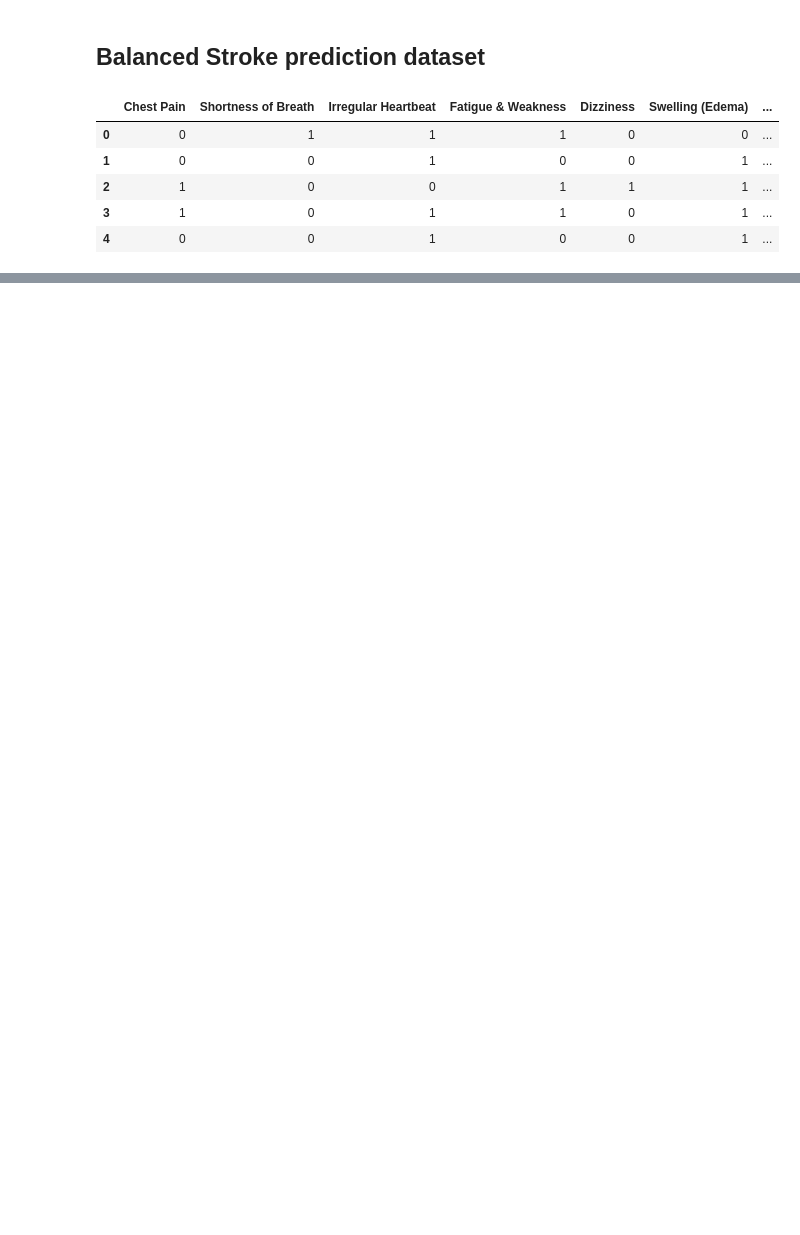
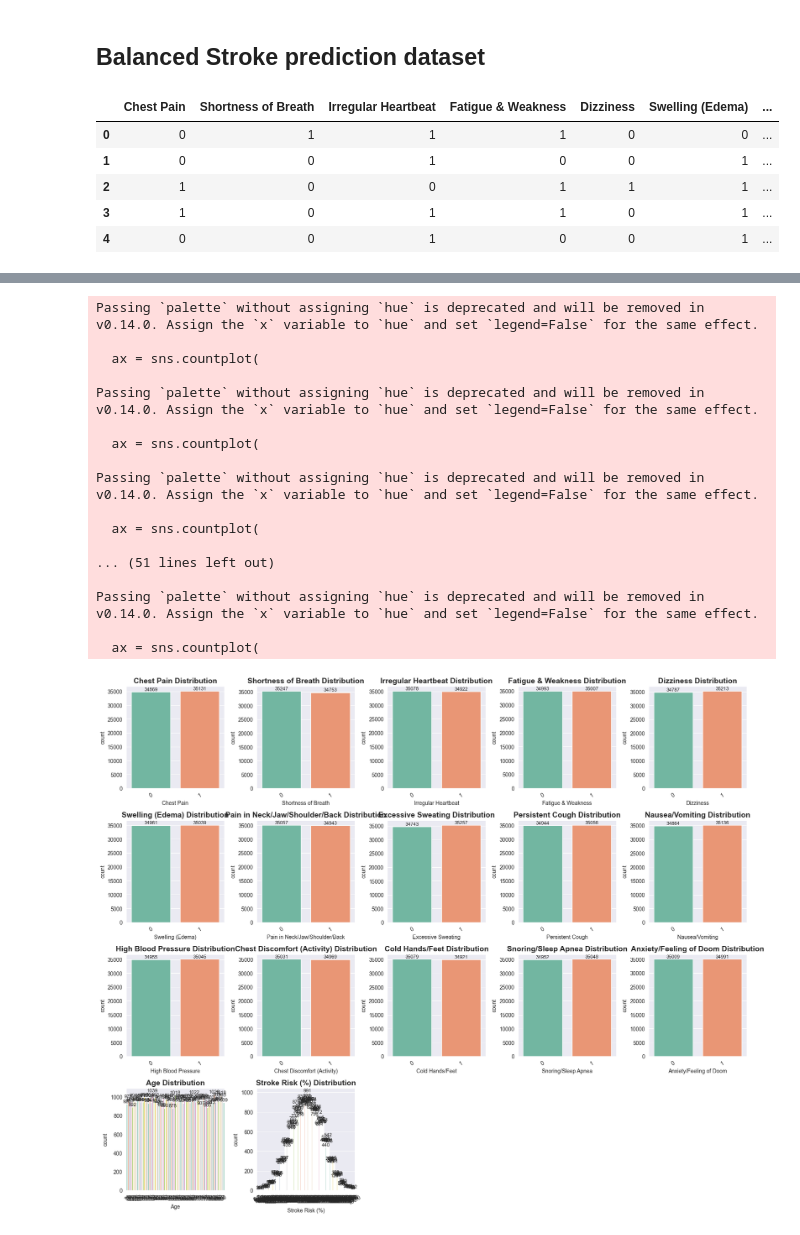
Before and after one commit to MohdIbrahimAli/Machine_learning_practice_projects, a Jupyter notebook: Balanced _stroke_prediction/stroke_prediction_balanced.ipynb, the cells around one changed output, grey strips where cells are left out. Drawn from its saved outputs; the diff is of its cells as text; code cells hidden in the pictures; blank space fills up the shorter version.

Commit message:
Complete Balanced Stroke prediction

```diff
--- a/Balanced _stroke_prediction/stroke_prediction_balanced.ipynb
+++ b/Balanced _stroke_prediction/stroke_prediction_balanced.ipynb
@@ -49,3 +49,58 @@ memory usage: 9.6 MB
 | 69997 | 1 | 1 | 0 | 1 | 1 | 1 | ... |
 | 69998 | 0 | 1 | 1 | 1 | 1 | 0 | ... |
 | 69999 | 0 | 1 | 0 | 0 | 0 | 0 | ... |
+# %%
+cols_for_count =['Chest Pain','Shortness of Breath', 'Irregular Heartbeat', 'Fatigue & Weakness',
+                 'Dizziness', 'Swelling (Edema)', 'Pain in Neck/Jaw/Shoulder/Back', 'Excessive Sweating',
+                 'Persistent Cough', 'Nausea/Vomiting', 'High Blood Pressure','Chest Discomfort (Activity)',
+                 'Cold Hands/Feet', 'Snoring/Sleep Apnea', 'Anxiety/Feeling of Doom', 'Age', 'Stroke Risk (%)']
+
+sns.set_style('darkgrid')
+fig , axes = plt.subplots(5,5,figsize=( 17,17))
+
+axes = axes.flatten()
+
+for i , col in enumerate(cols_for_count):
+    ax = sns.countplot(
+        data = df,
+        x=col,
+        ax=axes[i],
+        palette="Set2")
+
+    axes[i].set_title(f"{col} Distribution", fontsize=14, weight="bold")
+    axes[i].tick_params(axis='x', rotation=30)
+
+    for p in ax.patches:
+        height = p.get_height()
+        ax.annotate(
+            f"{int(height)}",
+            (p.get_x() + p.get_width() / 2., height),
+            ha="center",
+            va="bottom",
+            fontsize=9)
+
+if len(cols_for_count) < len(axes):
+    for j in range(len(cols_for_count), len(axes)):
+        fig.delaxes(axes[j])
+
+plt.tight_layout()
+plt.show()
+# %% [output]
+Passing `palette` without assigning `hue` is deprecated and will be removed in v0.14.0. Assign the `x` variable to `hue` and set `legend=False` for the same effect.
+
+  ax = sns.countplot(
+
+Passing `palette` without assigning `hue` is deprecated and will be removed in v0.14.0. Assign the `x` variable to `hue` and set `legend=False` for the same effect.
+
+  ax = sns.countplot(
+
+Passing `palette` without assigning `hue` is deprecated and will be removed in v0.14.0. Assign the `x` variable to `hue` and set `legend=False` for the same effect.
+
+  ax = sns.countplot(
+
+... (51 lines left out)
+
+Passing `palette` without assigning `hue` is deprecated and will be removed in v0.14.0. Assign the `x` variable to `hue` and set `legend=False` for the same effect.
+
+  ax = sns.countplot(
+[figure, added]
```
Also changed, not shown: parts of 3 cells of this notebook.
